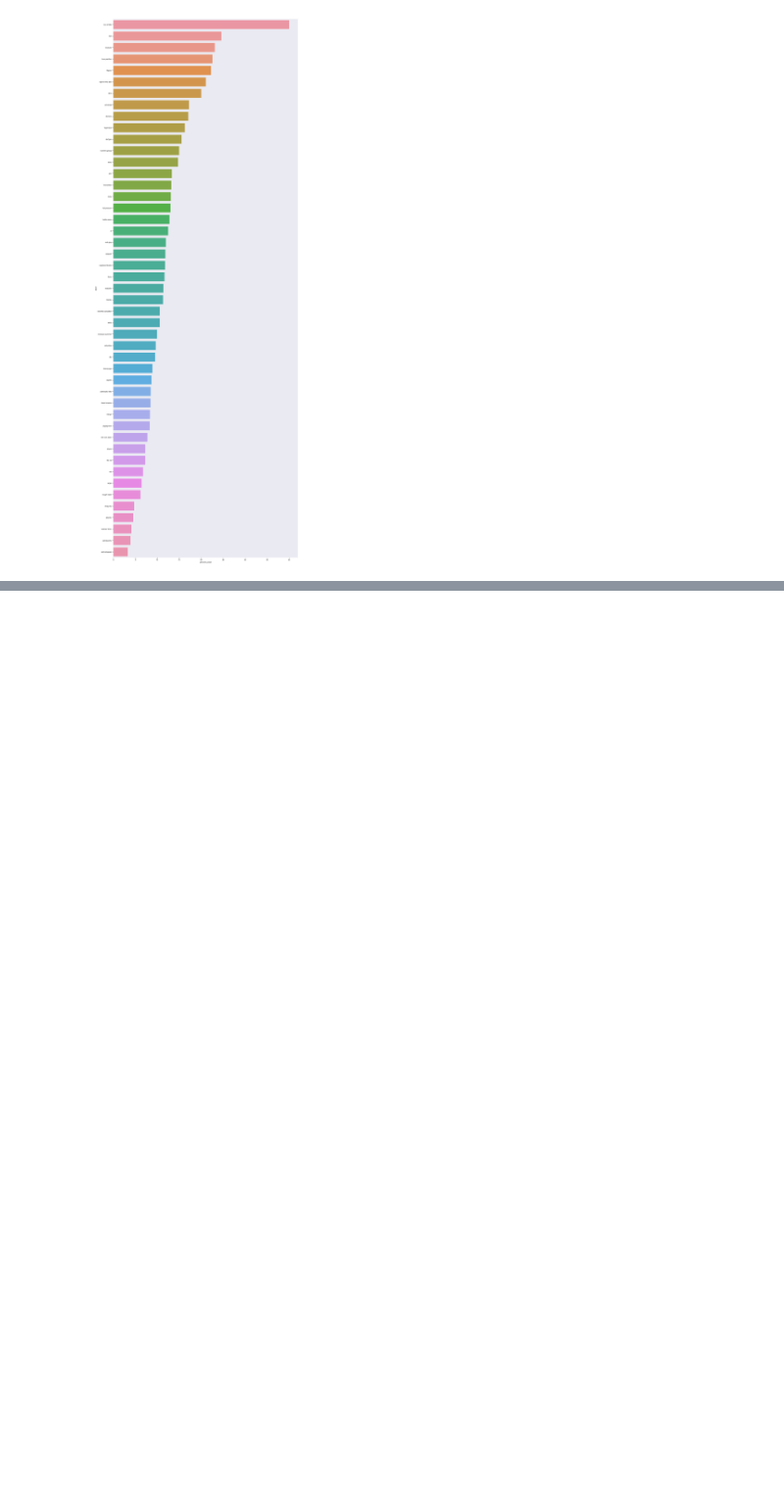
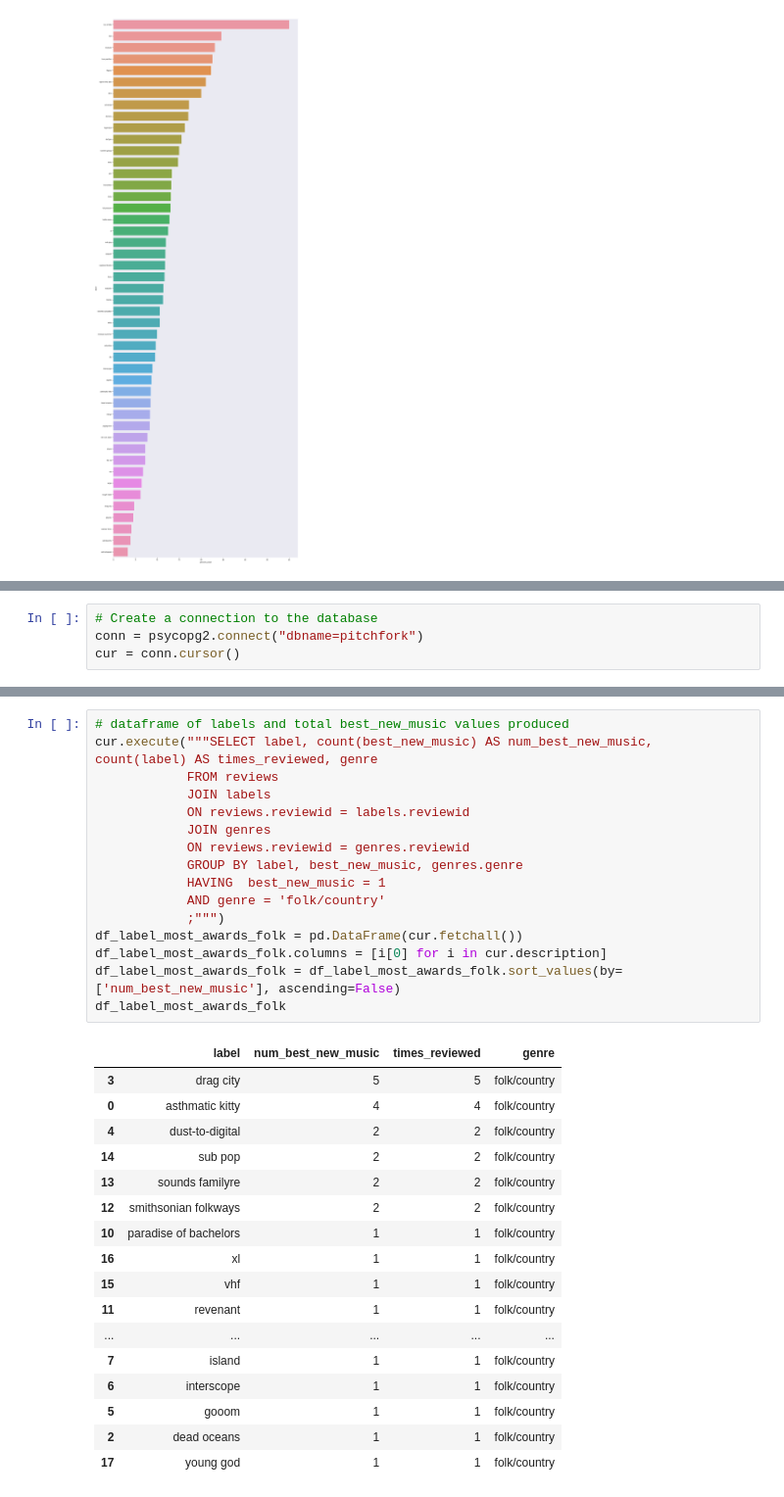
Before and after one commit to tsgreenwood-flatiron-data-science/mod2_final_project, a Jupyter notebook: folkenstein.ipynb, the cells around one changed output, grey strips where cells are left out. Shown: that part at 98% size. Cells and saved outputs as stored; diff of their text form; blank space fills up the shorter version.

```diff
--- a/folkenstein.ipynb
+++ b/folkenstein.ipynb
@@ -541,0 +530,4 @@ sns.barplot(x='percent_best', y='label', data=df_labels_most_best)
+# %%
+# Create a connection to the database
+conn = psycopg2.connect("dbname=pitchfork")
+cur = conn.cursor()
@@ -541,0 +579,34 @@ sns.barplot(x='percent_best', y='label', data=df_labels_most_best)
+# %%
+# dataframe of labels and total best_new_music values produced
+cur.execute("""SELECT label, count(best_new_music) AS num_best_new_music, count(label) AS times_reviewed, genre
+            FROM reviews
+            JOIN labels
+            ON reviews.reviewid = labels.reviewid
+            JOIN genres
+            ON reviews.reviewid = genres.reviewid
+            GROUP BY label, best_new_music, genres.genre
+            HAVING  best_new_music = 1
+            AND genre = 'folk/country'
+            ;""")
+df_label_most_awards_folk = pd.DataFrame(cur.fetchall())
+df_label_most_awards_folk.columns = [i[0] for i in cur.description]
+df_label_most_awards_folk = df_label_most_awards_folk.sort_values(by=['num_best_new_music'], ascending=False)
+df_label_most_awards_folk
+# %% [output]
+|  | label | num_best_new_music | times_reviewed | genre |
+| 3 | drag city | 5 | 5 | folk/country |
+| 0 | asthmatic kitty | 4 | 4 | folk/country |
+| 4 | dust-to-digital | 2 | 2 | folk/country |
+| 14 | sub pop | 2 | 2 | folk/country |
+| 13 | sounds familyre | 2 | 2 | folk/country |
+| 12 | smithsonian folkways | 2 | 2 | folk/country |
+| 10 | paradise of bachelors | 1 | 1 | folk/country |
+| 16 | xl | 1 | 1 | folk/country |
+| 15 | vhf | 1 | 1 | folk/country |
+| 11 | revenant | 1 | 1 | folk/country |
+| ... | ... | ... | ... | ... |
+| 7 | island | 1 | 1 | folk/country |
+| 6 | interscope | 1 | 1 | folk/country |
+| 5 | gooom | 1 | 1 | folk/country |
+| 2 | dead oceans | 1 | 1 | folk/country |
+| 17 | young god | 1 | 1 | folk/country |
```
Also changed, not shown: parts of 13 cells of this notebook, 2 other files.
